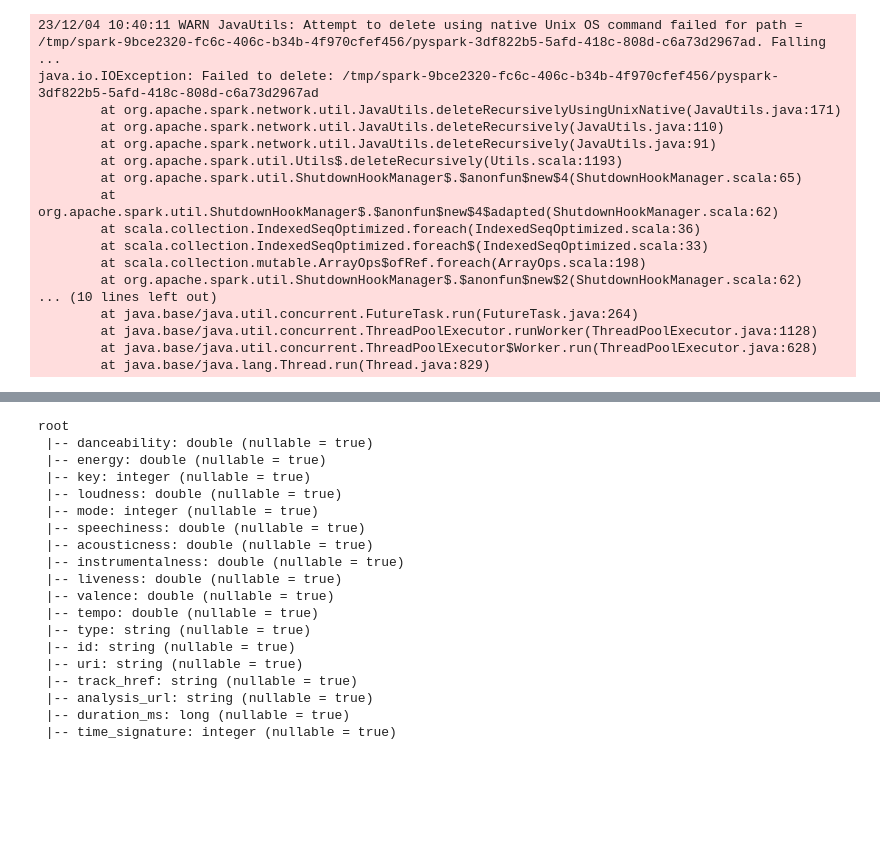
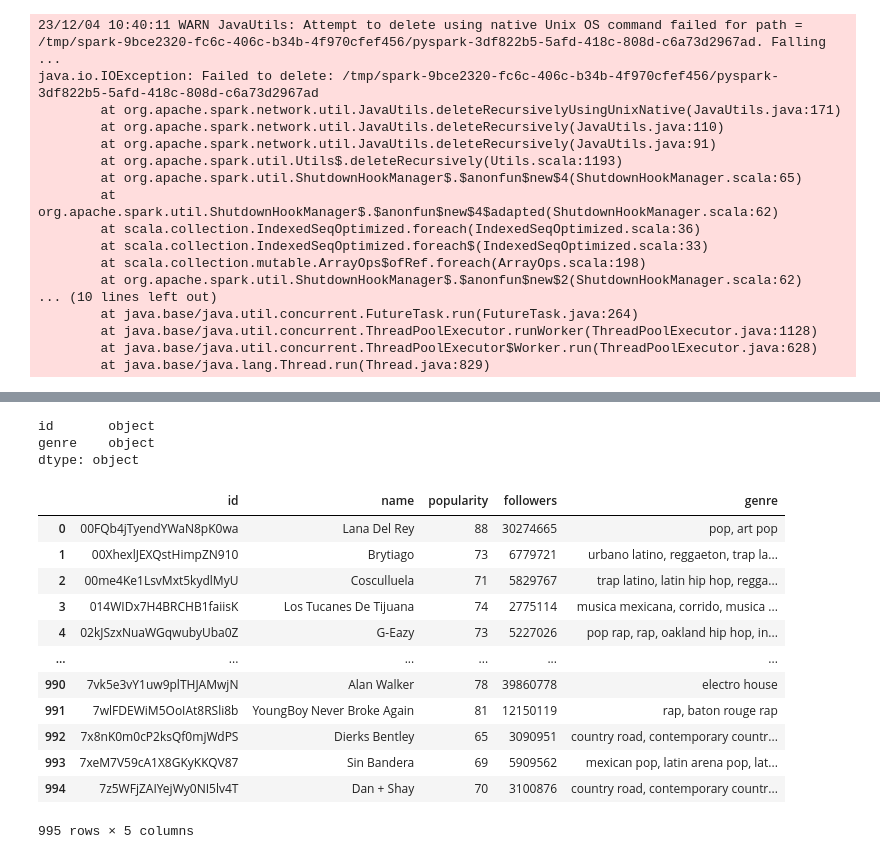
Before and after one commit to PhongHuynh0394/Spotify-Analysis-with-PySpark, a Jupyter notebook: workspace/ETL.ipynb, the cells around one changed output, grey strips where cells are left out. Saved outputs shown, nothing was run; the diff lists cells and outputs as text; code cells hidden in the pictures; blank space fills up the shorter version.

```diff
--- a/workspace/ETL.ipynb
+++ b/workspace/ETL.ipynb
@@ -411,2 +419,2 @@ df.count()
 # %%
-!pip install streamlit
+df = df.withColumnRenamed('id', 'track_id')
@@ -433,22 +482,36 @@ spark.stop()
 # %%
-df.printSchema()
+client = DremioClient('dremio', 32010, 'dremio', 'dremio123')
+client.connect()
+options = client.authenticate()
+location = "home.artist"
+data_artist = client.query(
+    f"SELECT * FROM {location}", options)
+data_genre = client.query("SELECT * FROM home.genre", options)
-# %% [output]
-root
- |-- danceability: double (nullable = true)
- |-- energy: double (nullable = true)
- |-- key: integer (nullable = true)
- |-- loudness: double (nullable = true)
- |-- mode: integer (nullable = true)
- |-- speechiness: double (nullable = true)
- |-- acousticness: double (nullable = true)
- |-- instrumentalness: double (nullable = true)
- |-- liveness: double (nullable = true)
- |-- valence: double (nullable = true)
- |-- tempo: double (nullable = true)
- |-- type: string (nullable = true)
- |-- id: string (nullable = true)
- |-- uri: string (nullable = true)
- |-- track_href: string (nullable = true)
- |-- analysis_url: string (nullable = true)
- |-- duration_ms: long (nullable = true)
- |-- time_signature: integer (nullable = true)
+# %%
+data_genre.dtypes
+# %% [output]
+id       object
+genre    object
+dtype: object
+# %%
+artist_library = data_artist.merge( data_genre, on='id')
+artist_library
+grouped_df = artist_library.groupby('id').agg({'name': 'first', 'popularity': 'first', 'followers': 'first', 'genre': lambda x: ', '.join(x)})
+
+# Reset the index to make 'artist_id' a column again
+artist_library = grouped_df.reset_index()
+artist_library
+# %% [output]
+|  | id | name | popularity | followers | genre |
+| 0 | 00FQb4jTyendYWaN8pK0wa | Lana Del Rey | 88 | 30274665 | pop, art pop |
+| 1 | 00XhexlJEXQstHimpZN910 | Brytiago | 73 | 6779721 | urbano latino, reggaeton, trap la... |
+| 2 | 00me4Ke1LsvMxt5kydlMyU | Cosculluela | 71 | 5829767 | trap latino, latin hip hop, regga... |
+| 3 | 014WIDx7H4BRCHB1faiisK | Los Tucanes De Tijuana | 74 | 2775114 | musica mexicana, corrido, musica ... |
+| 4 | 02kJSzxNuaWGqwubyUba0Z | G-Eazy | 73 | 5227026 | pop rap, rap, oakland hip hop, in... |
+| ... | ... | ... | ... | ... | ... |
+| 990 | 7vk5e3vY1uw9plTHJAMwjN | Alan Walker | 78 | 39860778 | electro house |
+| 991 | 7wlFDEWiM5OoIAt8RSli8b | YoungBoy Never Broke Again | 81 | 12150119 | rap, baton rouge rap |
+| 992 | 7x8nK0m0cP2ksQf0mjWdPS | Dierks Bentley | 65 | 3090951 | country road, contemporary countr... |
+| 993 | 7xeM7V59cA1X8GKyKKQV87 | Sin Bandera | 69 | 5909562 | mexican pop, latin arena pop, lat... |
+| 994 | 7z5WFjZAIYejWy0NI5lv4T | Dan + Shay | 70 | 3100876 | country road, contemporary countr... |
+995 rows × 5 columns
```
Also changed, not shown: parts of 5 cells of this notebook, 2 other files.
